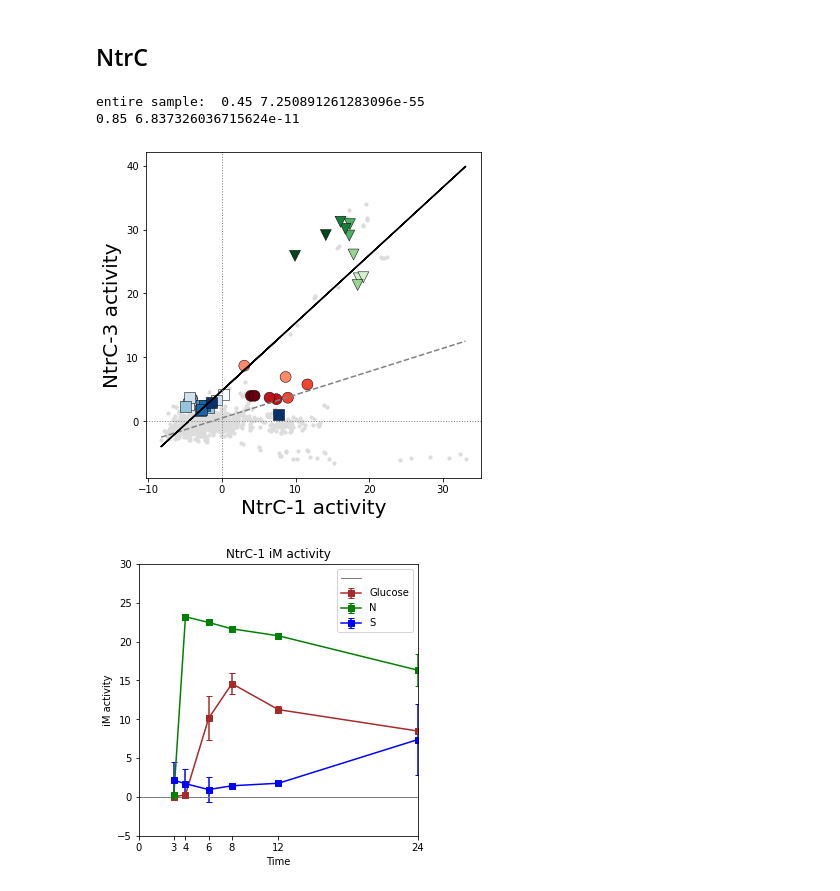
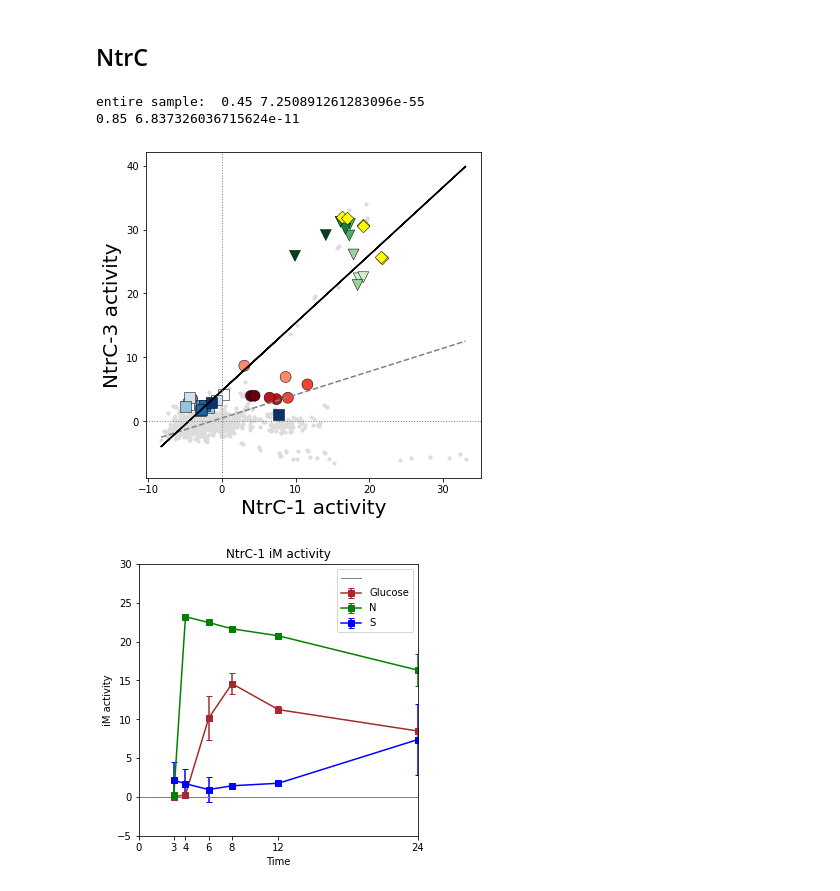
Before and after one commit to hyungyulim/Ecoli_transition_stationary, a Jupyter notebook: Notebooks/3_iModulon_analysis.ipynb, the cells around one changed output. Saved outputs shown, nothing was run; the diff lists cells and outputs as text; code cells hidden in the pictures.

```diff
--- a/Notebooks/3_iModulon_analysis.ipynb
+++ b/Notebooks/3_iModulon_analysis.ipynb
@@ -241,5 +241,4 @@ def compare_activities_plotly(A1, A2):
 # %% [markdown]
 ## load jsons
 # %%
-ica_data_1k36=load_json_model('../jsons/precise1k36.json')
-ica_data_1k36_stationary=load_json_model('../jsons/precise1k36_stationary.json')
+ica_data_1k36=load_json_model('../../json missing/precise1k36.json')
@@ -669,13 +668,19 @@ entire sample:  0.67 6.037508191351269e-138
 [figure]
 # %% [markdown]
 ## NtrC
-# %%
-fig = _plot_activities_R2(ica_data_1k36,"NtrC-1","NtrC-3",[])
-fig.get_figure().savefig("../images/Figure_3/Fig3B-NtrC1_and_NtrC3.svg")
-# %% [output]
-entire sample:  0.45 7.250891261283096e-55
-0.85 6.837326036715624e-11
-[figure, removed]
+# %%
+fig = _plot_activities_R2(ica_data_1k36,"NtrC-1","NtrC-3",
+                          [
+                            'p1k_00027','p1k_00028', #wt_csn cytosine
+                           'p1k_00029','p1k_00030', #wt_cytd
+                           'p1k_00031','p1k_00032', #wt_glu
+                          ]
+                         )
+fig.get_figure().savefig("../images/Figure_3/Fig3B-NtrC1_and_NtrC3.svg")
+# %% [output]
+entire sample:  0.45 7.250891261283096e-55
+0.85 6.837326036715624e-11
+[figure, added]
 # %%
 fig, ax = _plot_time_activities(ica_data_1k36, "NtrC-1", group_dict)
 ax.set_ylim(bottom = -5, top=30)
```
Also changed, not shown: parts of 5 cells of this notebook, 2 other files.
